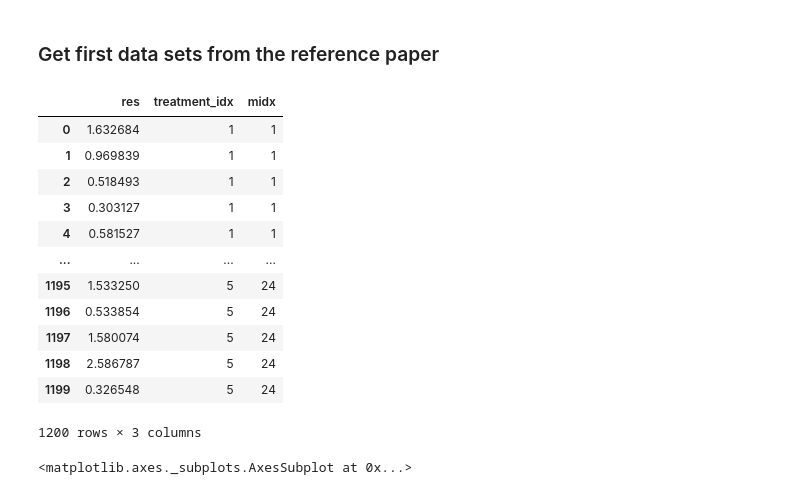
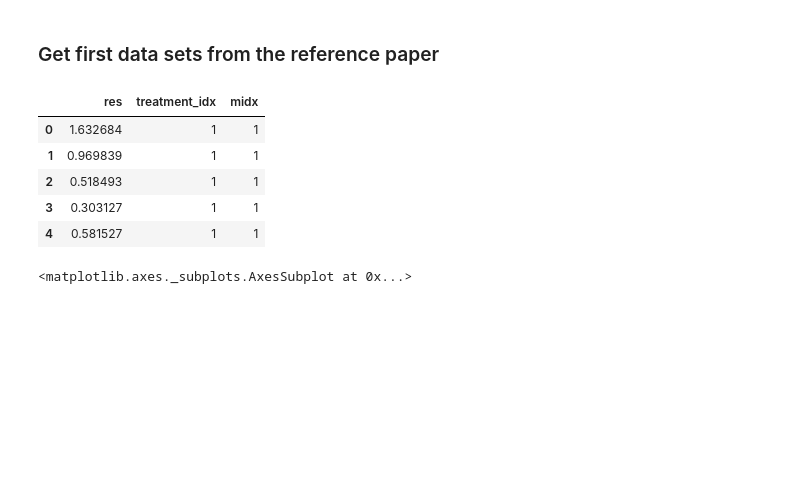
Before and after one commit to GiocomoLab/tutorials, a Jupyter notebook: lmm/LMM_tutorial.ipynb, the cells around one changed output. Cells and saved outputs as stored; diff of their text form; code cells hidden in the pictures; blank space fills up the shorter version.

```diff
--- a/lmm/LMM_tutorial.ipynb
+++ b/lmm/LMM_tutorial.ipynb
@@ -64,19 +87,12 @@ data1 = pd.read_csv("https://www.ics.uci.edu/~zhaoxia/Data/BeyondTandANOVA/Examp
 # %%
-data1
+data1.head()
 # %% [output]
 |  | res | treatment_idx | midx |
 | 0 | 1.632684 | 1 | 1 |
 | 1 | 0.969839 | 1 | 1 |
 | 2 | 0.518493 | 1 | 1 |
 | 3 | 0.303127 | 1 | 1 |
 | 4 | 0.581527 | 1 | 1 |
-| ... | ... | ... | ... |
-| 1195 | 1.533250 | 5 | 24 |
-| 1196 | 0.533854 | 5 | 24 |
-| 1197 | 1.580074 | 5 | 24 |
-| 1198 | 2.586787 | 5 | 24 |
-| 1199 | 0.326548 | 5 | 24 |
-1200 rows × 3 columns
 # %%
 sns.stripplot(x='midx', y='res', hue='treatment_idx', data=data1)
 # %% [output]
```
Also changed, not shown: parts of 18 cells of this notebook.
